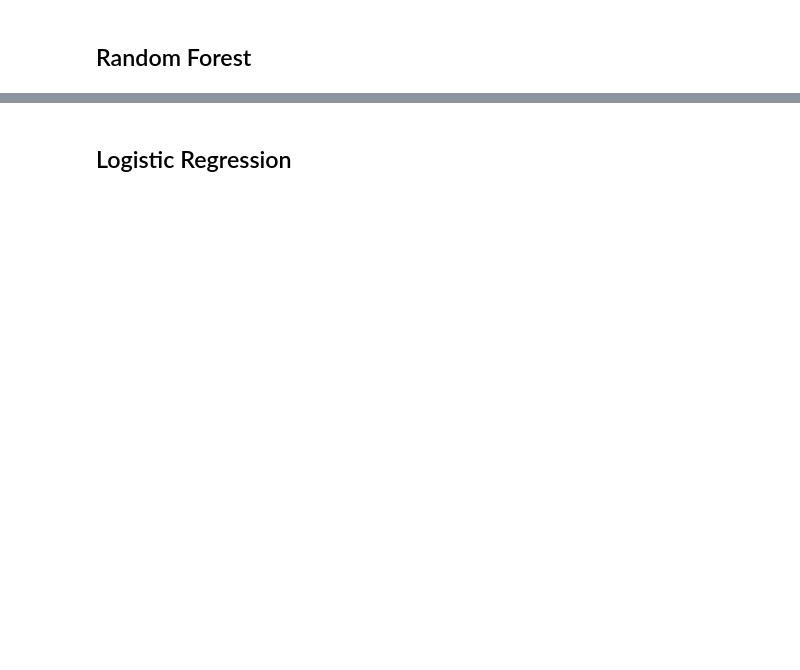
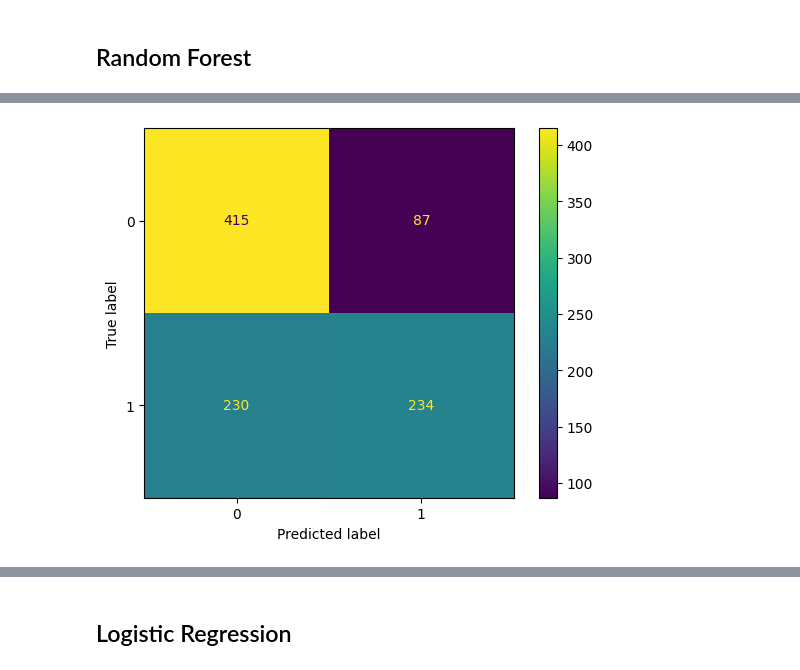
Before and after one commit to useframi1/SU-EFG, a Jupyter notebook: Scripts/train-models-script.ipynb, the cells around one changed output, grey strips where cells are left out. Cells and saved outputs as stored; diff of their text form; code cells hidden in the pictures; blank space fills up the shorter version.

```diff
--- a/Scripts/train-models-script.ipynb
+++ b/Scripts/train-models-script.ipynb
@@ -52,5 +37,5 @@ train_df = pd.read_csv("../Data/TrainSet.csv")
 # %%
-test_df = pd.read_csv("../Data/TestSet.csv")
+test_df = pd.read_csv("../Data/test_set.csv")
 # %% [markdown]
 Get the training features and label
 # %%
@@ -59,8 +44,8 @@ y_train = train_df.iloc[:, -1].to_numpy()
 # %% [markdown]
 Get the testing features and label
 # %%
-X_test = test_df.iloc[:, :-1].to_numpy()
-y_test = test_df.iloc[:, -1].to_numpy()
+X_test = test_df.iloc[:, :-1]
+y_test = test_df.iloc[:, -1]
 # %% [markdown]
 Initialize a 5-fold cross-validation object
 # %%
@@ -318,18 +303,11 @@ tree.plot_tree(Cart_best)
 RF = RandomForestClassifier(n_jobs=5)
 # %%
 param_grid = {
-    "n_estimators": [50, 100, 200, 300, 400],
-    "max_depth": [None, 10, 20, 30],
-    "class_weight": [
-        None,
-        "balanced",
-        "balanced_subsample",
-        {0: 1, 1: 2},
-        {0: 1, 1: 3},
-        {0: 1.5, 1: 2.5},
-        {0: 1.5, 1: 3},
-    ],
-    "ccp_alpha": [0, 1, 0.01, 0.001],
+    "n_estimators": [100, 200],
+    "max_depth": [10, 20, None],
+    "min_samples_split": [2, 5, 10],
+    "min_samples_leaf": [1, 2, 4],
+    "class_weight": ["balanced", "balanced_subsample", None],
 }
 # %%
 grid_search = GridSearchCV(estimator=RF, param_grid=param_grid, cv=KF, verbose=2)
@@ -390,0 +368,7 @@ weighted avg       0.64      0.64      0.64       966
+# %%
+cm = confusion_matrix(y_test, predictions)
+disp = ConfusionMatrixDisplay(confusion_matrix=cm)
+disp.plot()
+plt.show()
+# %% [output]
+[figure, added]
```
Also changed, not shown: parts of 49 cells of this notebook, 2 other files.
